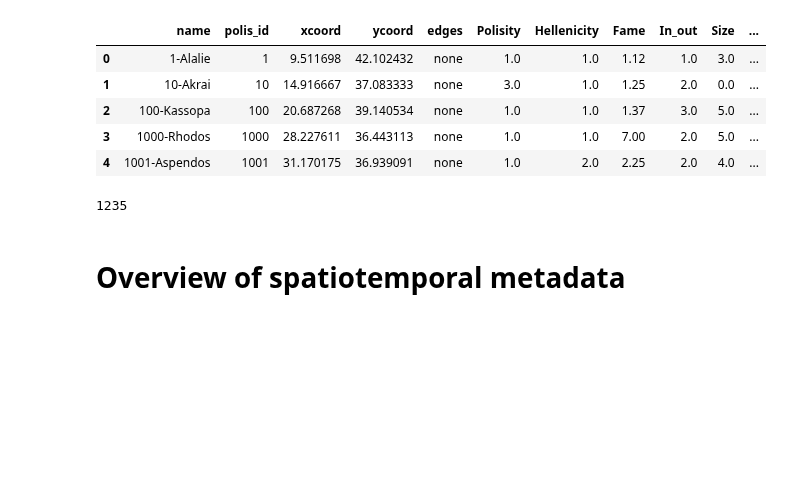
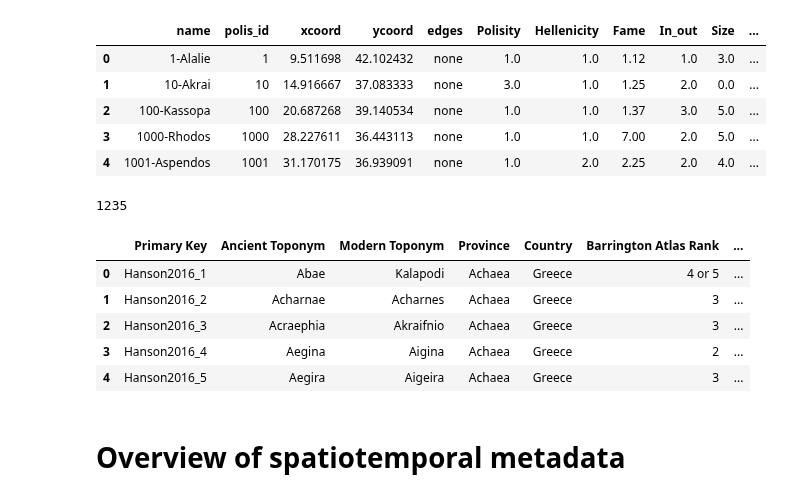
Before and after one commit to sdam-au/GI_ETL, a Jupyter notebook: scripts/1_8_POLIS&URBAN-CONTEXT.ipynb, the cells around one changed output. Drawn from its saved outputs; the diff is of its cells as text; code cells hidden in the pictures; blank space fills up the shorter version.

```diff
--- a/scripts/1_8_POLIS&URBAN-CONTEXT.ipynb
+++ b/scripts/1_8_POLIS&URBAN-CONTEXT.ipynb
@@ -89,6 +89,16 @@ polis = gpd.GeoDataFrame(polis, geometry=gpd.points_from_xy(polis["xcoord"], pol
 len(polis)
 # %% [output]
 1235
+# %%
+cities = gpd.read_file("../data/roman_cities_pop.geojson")
+cities.head(5)
+# %% [output]
+|  | Primary Key | Ancient Toponym | Modern Toponym | Province | Country | Barrington Atlas Rank | ... |
+| 0 | Hanson2016_1 | Abae | Kalapodi | Achaea | Greece | 4 or 5 | ... |
+| 1 | Hanson2016_2 | Acharnae | Acharnes | Achaea | Greece | 3 | ... |
+| 2 | Hanson2016_3 | Acraephia | Akraifnio | Achaea | Greece | 3 | ... |
+| 3 | Hanson2016_4 | Aegina | Aigina | Achaea | Greece | 2 | ... |
+| 4 | Hanson2016_5 | Aegira | Aigeira | Achaea | Greece | 3 | ... |
 # %% [markdown]
 # Overview of spatiotemporal metadata
 # %%
```
Also changed, not shown: parts of 9 cells of this notebook.
